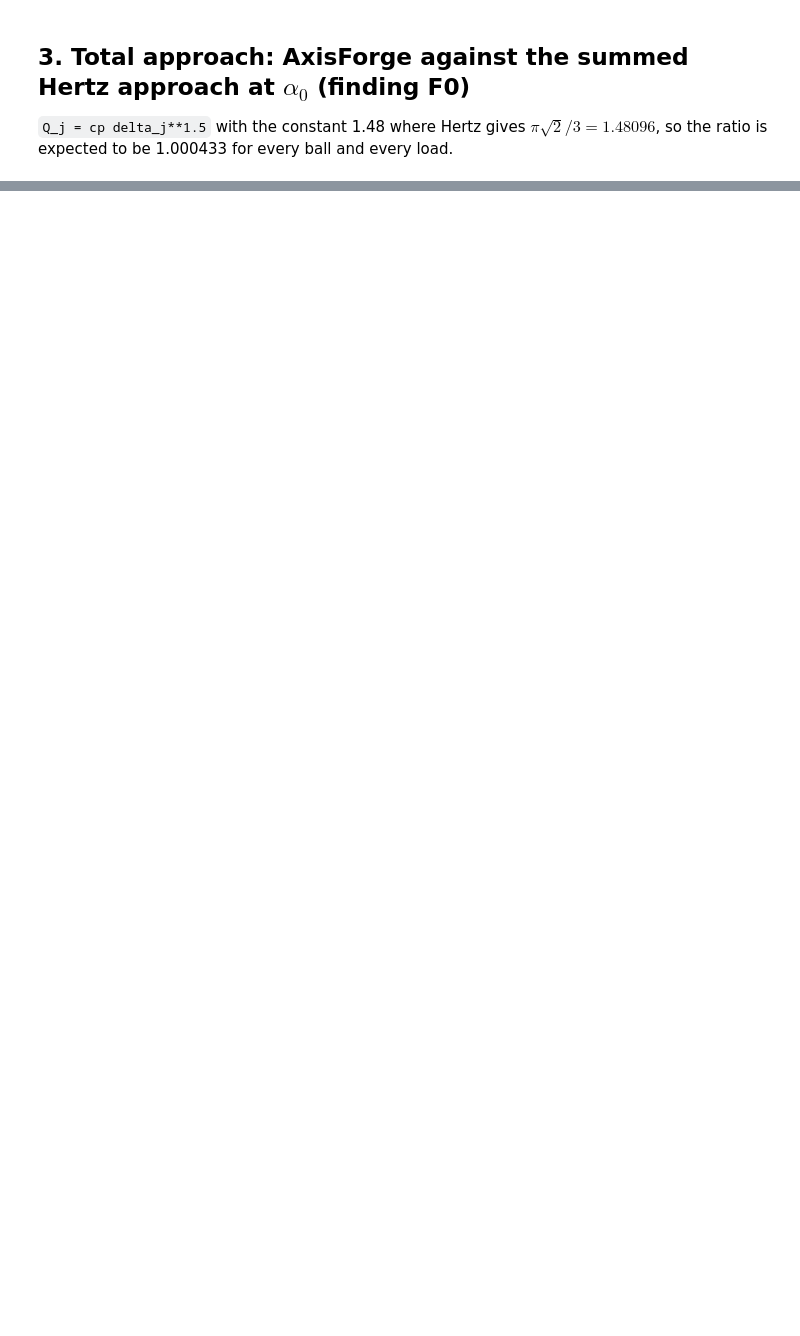
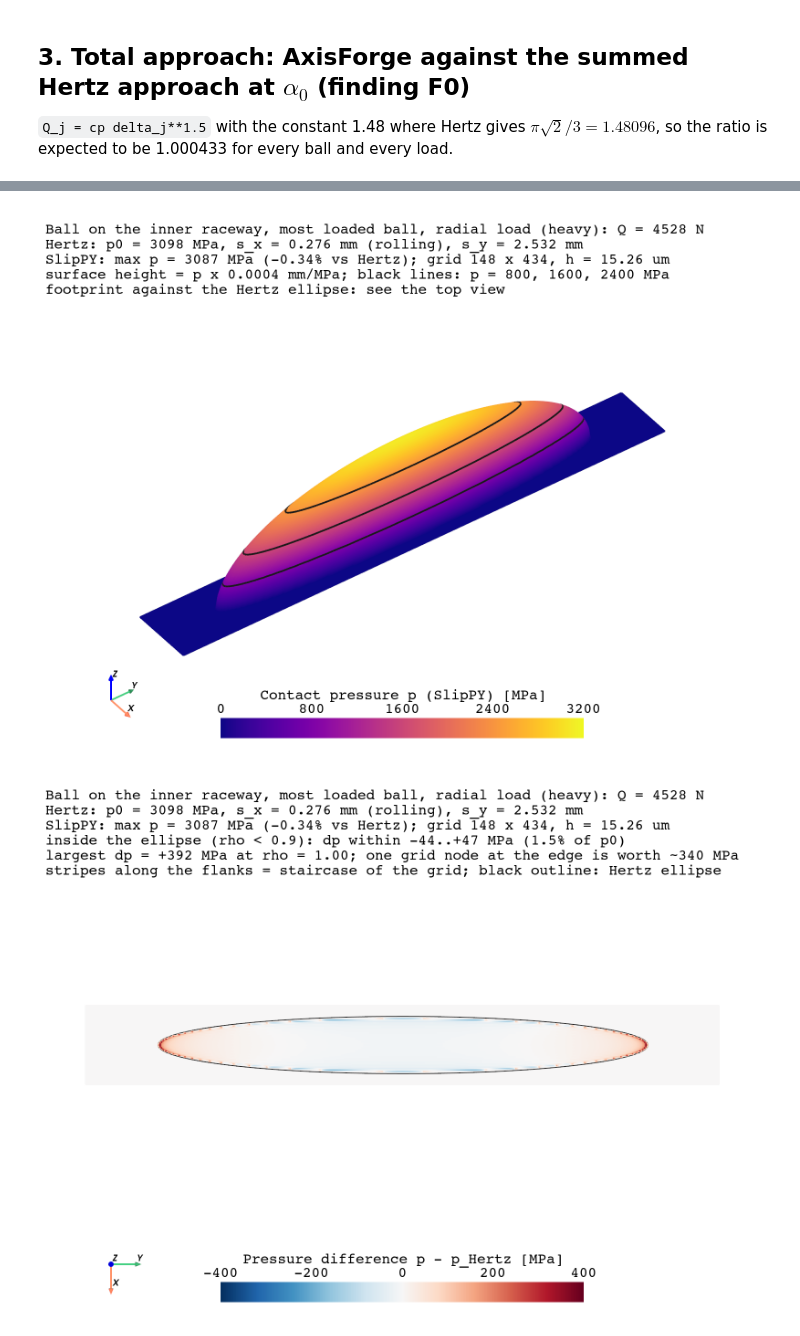
Before and after one commit to JRaposo-m/AxisForge-Design-Studies, a Jupyter notebook: validation/bearings/iso16281_ball_contact/01_contacts_vs_hertz.ipynb, the cells around one changed output, grey strips where cells are left out. Cells and saved outputs as stored; diff of their text form; code cells hidden in the pictures; blank space fills up the shorter version.

```diff
--- a/validation/bearings/iso16281_ball_contact/01_contacts_vs_hertz.ipynb
+++ b/validation/bearings/iso16281_ball_contact/01_contacts_vs_hertz.ipynb
@@ -154,0 +200,3 @@ written: results\contacts.csv, results\approach.csv
+# %%
+for shown in ("radial_moderate_p0", "radial_heavy_p0", "combined_p0", "combined_alpha"):
+    display(Image(filename=str(VIZ / f"{shown}.png")))
@@ -154,0 +231,21 @@ written: results\contacts.csv, results\approach.csv
+# %%
+import tempfile
+
+from slippy_bridge.contact import Grid, pair, static_step
+
+from viz import contact as vc
+
+contact = contacts(*solved["radial_heavy"], races=("inner",), elements="max")[0]
+grid = Grid.around(contact.case)                          # bridge defaults
+with tempfile.TemporaryDirectory() as tmp:
+    record, p = static_step.run(contact, pair(contact.case, grid), grid, tmp)
+CONTACT_TEXT = "Ball on the inner raceway, most loaded ball, radial load (heavy)"
+hill = vc.contact_scene(contact, grid, p, case=CONTACT_TEXT)
+top = vc.contact_scene(contact, grid, p, case=CONTACT_TEXT, view="top")
+vs.save(hill, {"p": vc.FIELDS["p"]}, VIZ, "contact_inner_radial_heavy")
+vs.save(top, vc.FIELDS, VIZ, "contact_inner_radial_heavy_top")
+for shown in ("contact_inner_radial_heavy_p", "contact_inner_radial_heavy_top_dp"):
+    display(Image(filename=str(VIZ / f"{shown}.png")))
+# %% [output]
+[figure, added]
+[figure, added]
```
Also changed, not shown: parts of 7 cells of this notebook, 10 other files.
